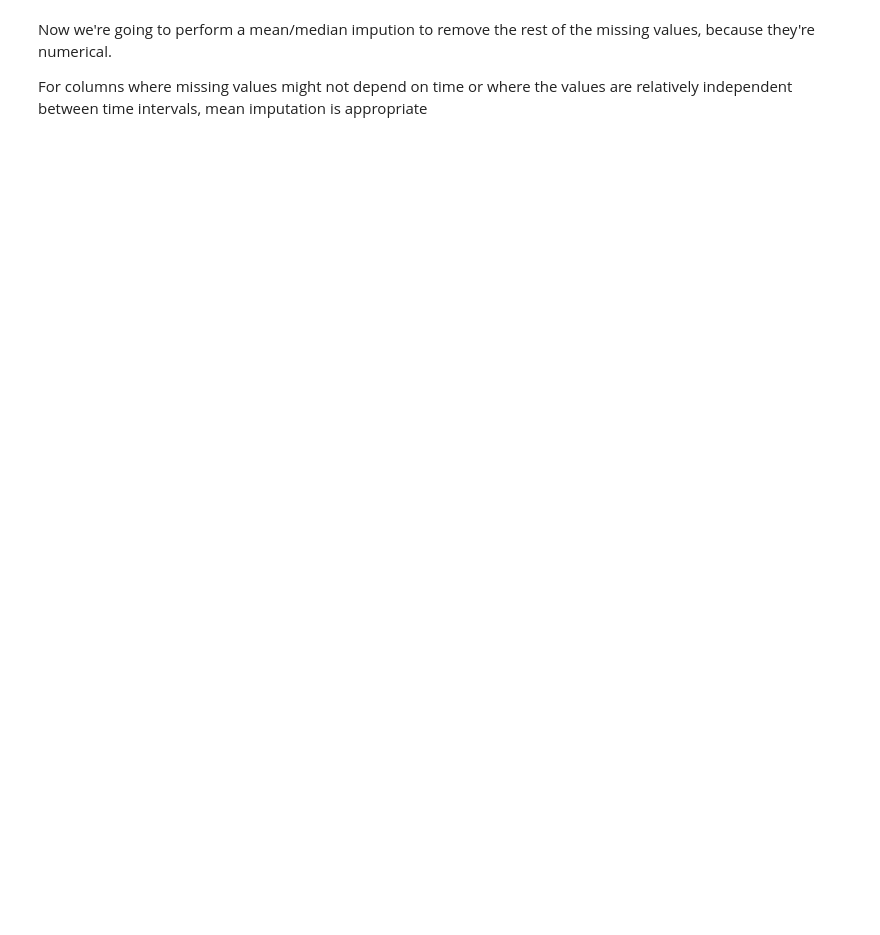
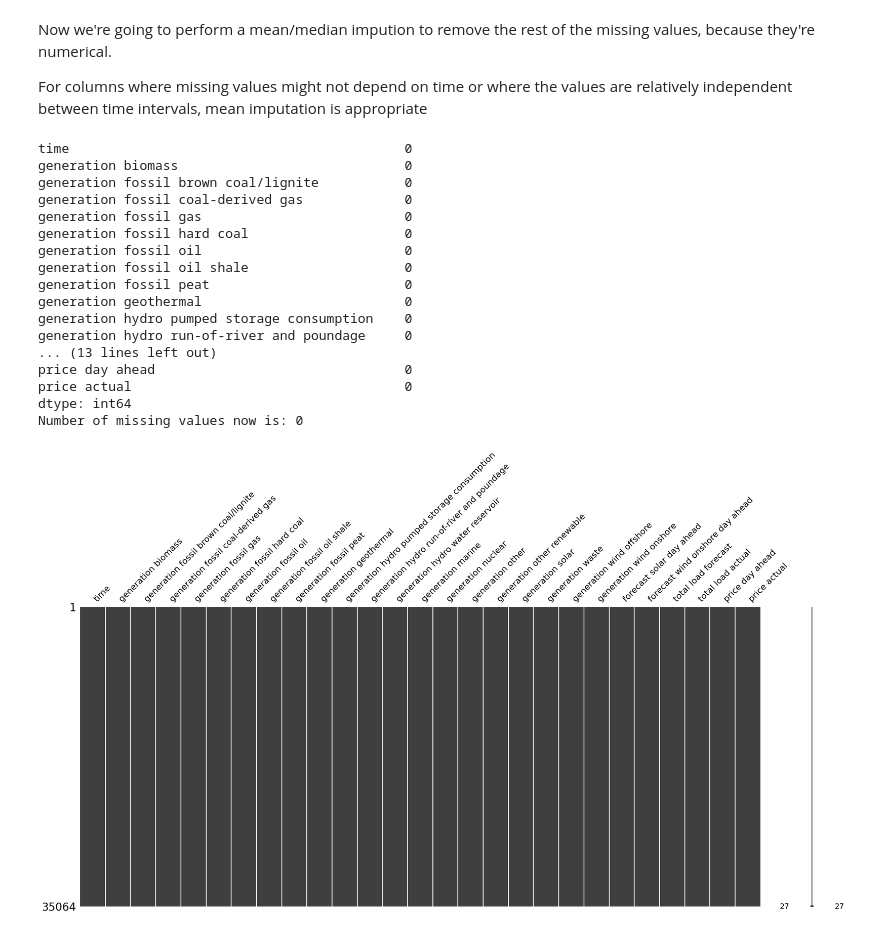
Before and after one commit to Emily-lm/IT3212, a Jupyter notebook: energiDataProcessing.ipynb, the cells around one changed output. Saved outputs shown, nothing was run; the diff lists cells and outputs as text; code cells hidden in the pictures; blank space fills up the shorter version.

Commit message:
feat: changed to median imputation for all skewed datasets, mean for the rest

```diff
--- a/energiDataProcessing.ipynb
+++ b/energiDataProcessing.ipynb
@@ -39,18 +69,64 @@ For columns where missing values might not depend on time or where the values ar
 # %%
 
 
 
-columns_to_forward_fill = ['time', 'generation biomass', 'generation fossil brown coal/lignite', 'generation fossil coal-derived gas', 'generation fossil gas', 'generation fossil hard coal', 'generation fossil oil', 'generation fossil oil shale', 'generation fossil peat', 'generation geothermal', 'generation hydro pumped storage consumption', 'generation hydro run-of-river and poundage', 'generation hydro water reservoir', 'generation marine', 'generation nuclear', 'generation other', 'generation other renewable', 'generation solar', 'generation waste', 'generation wind onshore', 'forecast solar day ahead', 'forecast wind onshore day ahead', "generation wind offshore"]
+columns_to_mean_impute = [
+'generation biomass',
+'generation fossil coal-derived gas',
+'generation fossil hard coal',
+'generation fossil oil',
+'generation fossil oil shale',
+'generation fossil peat',
+'generation geothermal',
+'generation hydro run-of-river and poundage',
+'generation marine',
+'generation other',
+'generation other renewable',
+'generation wind offshore',
+'total load actual',
+'total load forecast',
+'price day ahead',
+'price actual']
 
-data[columns_to_forward_fill] = data[columns_to_forward_fill].fillna(method='ffill')
+data[columns_to_mean_impute] = data[columns_to_mean_impute].fillna(data.mean(numeric_only=True))
 
 columns_to_median_impute = [
-    'total load actual',
-    'price actual'
+    'generation fossil brown coal/lignite',
+    'generation hydro pumped storage consumption',
+    'generation fossil gas',
+    'generation hydro water reservoir',
+    'generation solar',
+    'generation nuclear',
+    'generation waste',
+    'generation wind onshore',
+    'forecast solar day ahead',
+    'forecast wind onshore day ahead',
 ]
 
 data[columns_to_median_impute] = data[columns_to_median_impute].fillna(data.median(numeric_only=True))
 
 print(data.isna().sum())
 
 print("Number of missing values now is:", pd.isnull(data).sum().sum())
+
+msno.matrix(data)
+plt.show()
+# %% [output]
+time                                           0
+generation biomass                             0
+generation fossil brown coal/lignite           0
+generation fossil coal-derived gas             0
+generation fossil gas                          0
+generation fossil hard coal                    0
+generation fossil oil                          0
+generation fossil oil shale                    0
+generation fossil peat                         0
+generation geothermal                          0
+generation hydro pumped storage consumption    0
+generation hydro run-of-river and poundage     0
+... (13 lines left out)
+price day ahead                                0
+price actual                                   0
+dtype: int64
+Number of missing values now is: 0
+[figure, added]
```
Also changed, not shown: parts of 4 cells of this notebook.
